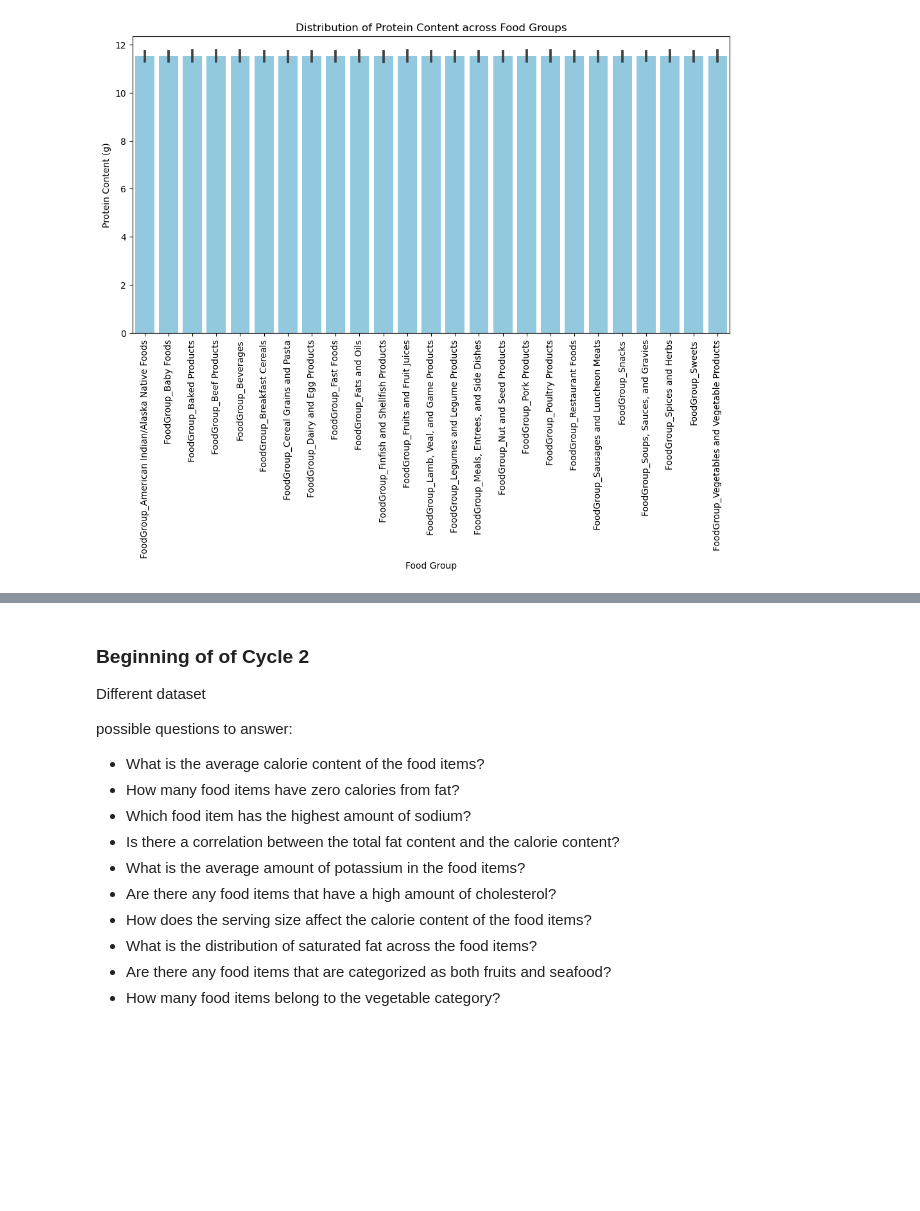
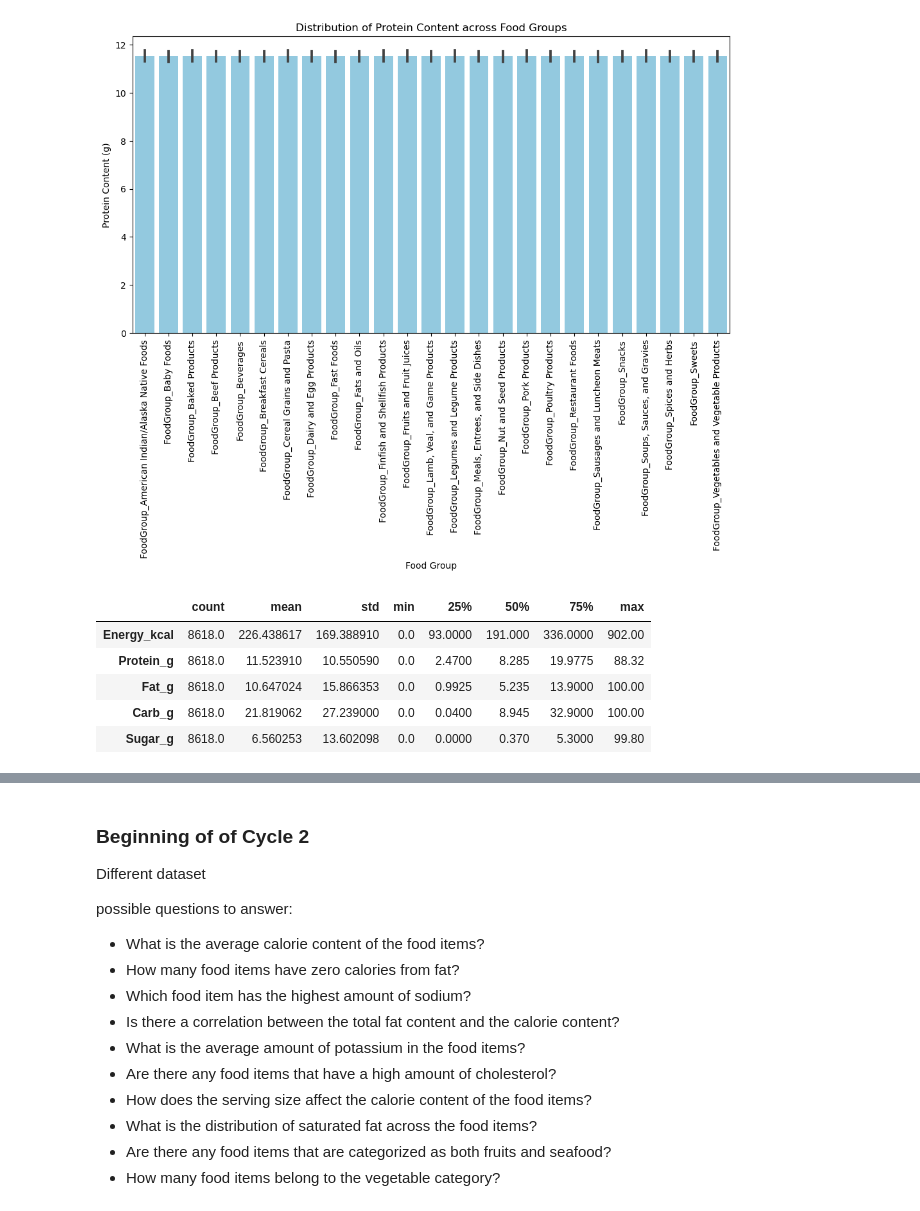
Before and after one commit to HardoModo/Dev10-Capstone, a Jupyter notebook: Janeel/Food_nutrient.ipynb, the cells around one changed output, grey strips where cells are left out. Saved outputs shown, nothing was run; the diff lists cells and outputs as text; code cells hidden in the pictures; blank space fills up the shorter version.

```diff
--- a/Janeel/Food_nutrient.ipynb
+++ b/Janeel/Food_nutrient.ipynb
@@ -250,3 +250,22 @@ Try using .loc[row_indexer,col_indexer] = value instead
 See the caveats in the documentation: https://pandas.pydata.org/pandas-docs/stable/user_guide/indexing.html#returning-a-view-versus-a-copy
   food_groups['Protein_g'] = df['Protein_g']
 [figure]
+# %%
+# Select the relevant columns for nutrient analysis
+nutrient_columns = ['Energy_kcal', 'Protein_g', 'Fat_g', 'Carb_g', 'Sugar_g']
+
+# Calculate the nutrient summary
+nutrient_summary = df[nutrient_columns].describe().loc[['count', 'mean', 'std', 'min', '25%', '50%', '75%', 'max']]
+
+# Transpose the nutrient summary for better display
+nutrient_summary = nutrient_summary.T
+
+# Display the nutrient summary
+nutrient_summary
+# %% [output]
+|  | count | mean | std | min | 25% | 50% | 75% | max |
+| Energy_kcal | 8618.0 | 226.438617 | 169.388910 | 0.0 | 93.0000 | 191.000 | 336.0000 | 902.00 |
+| Protein_g | 8618.0 | 11.523910 | 10.550590 | 0.0 | 2.4700 | 8.285 | 19.9775 | 88.32 |
+| Fat_g | 8618.0 | 10.647024 | 15.866353 | 0.0 | 0.9925 | 5.235 | 13.9000 | 100.00 |
+| Carb_g | 8618.0 | 21.819062 | 27.239000 | 0.0 | 0.0400 | 8.945 | 32.9000 | 100.00 |
+| Sugar_g | 8618.0 | 6.560253 | 13.602098 | 0.0 | 0.0000 | 0.370 | 5.3000 | 99.80 |
```
Also changed, not shown: parts of 15 cells of this notebook.
